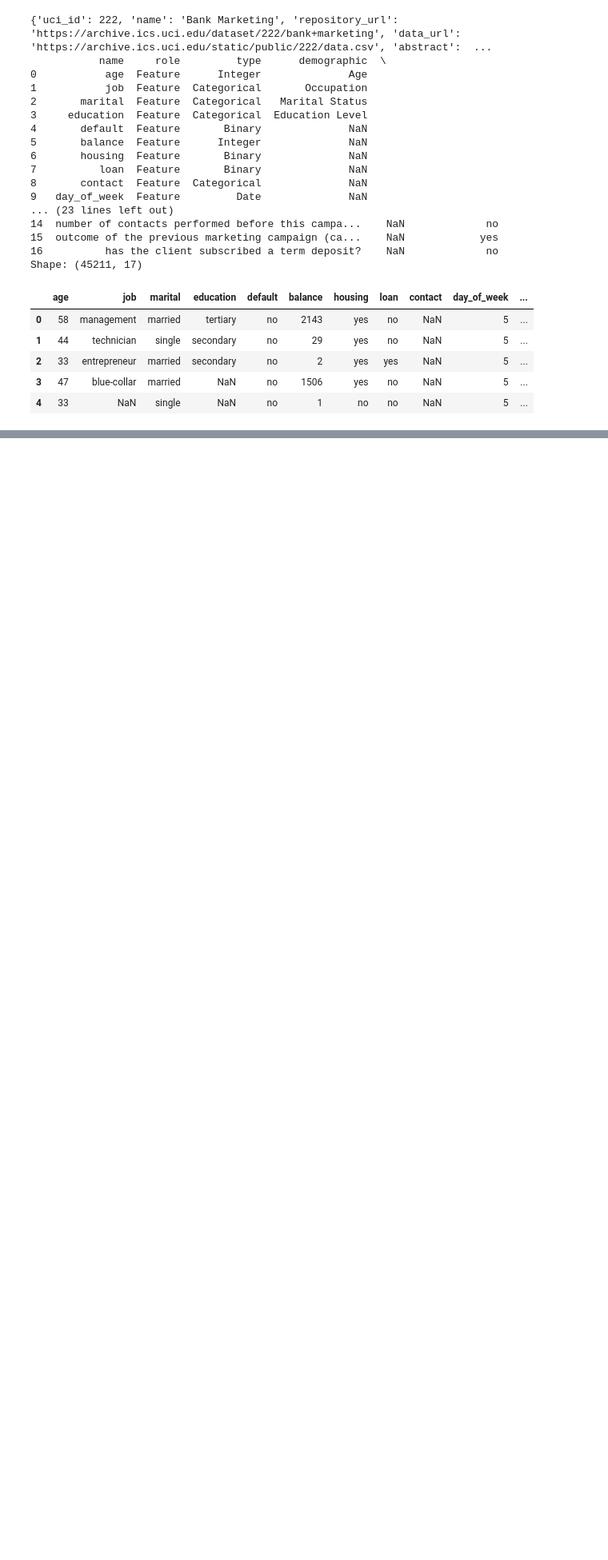
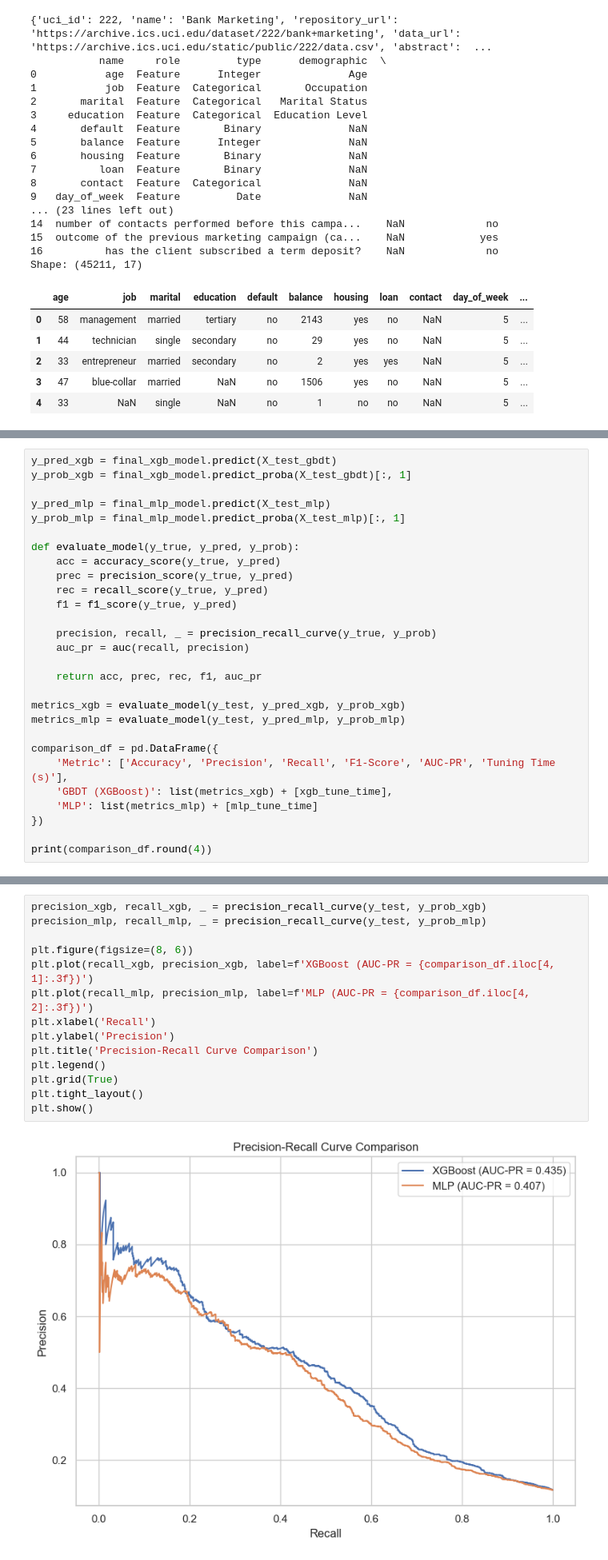
Before and after one commit to MagicineMaker/COMS4995-031-Assignment-2-From-Trees-to-Neural-Networks, a Jupyter notebook: assignment2.ipynb, the cells around one changed output, grey strips where cells are left out. Shown at 80% size. Saved outputs shown, nothing was run; the diff lists cells and outputs as text; blank space fills up the shorter version.

```diff
--- a/assignment2.ipynb
+++ b/assignment2.ipynb
@@ -78,0 +401,28 @@ Shape: (45211, 17)
+# %%
+y_pred_xgb = final_xgb_model.predict(X_test_gbdt)
+y_prob_xgb = final_xgb_model.predict_proba(X_test_gbdt)[:, 1]
+
+y_pred_mlp = final_mlp_model.predict(X_test_mlp)
+y_prob_mlp = final_mlp_model.predict_proba(X_test_mlp)[:, 1]
+
+def evaluate_model(y_true, y_pred, y_prob):
+    acc = accuracy_score(y_true, y_pred)
+    prec = precision_score(y_true, y_pred)
+    rec = recall_score(y_true, y_pred)
+    f1 = f1_score(y_true, y_pred)
+
+    precision, recall, _ = precision_recall_curve(y_true, y_prob)
+    auc_pr = auc(recall, precision)
+
+    return acc, prec, rec, f1, auc_pr
+
+metrics_xgb = evaluate_model(y_test, y_pred_xgb, y_prob_xgb)
+metrics_mlp = evaluate_model(y_test, y_pred_mlp, y_prob_mlp)
+
+comparison_df = pd.DataFrame({
+    'Metric': ['Accuracy', 'Precision', 'Recall', 'F1-Score', 'AUC-PR', 'Tuning Time (s)'],
+    'GBDT (XGBoost)': list(metrics_xgb) + [xgb_tune_time],
+    'MLP': list(metrics_mlp) + [mlp_tune_time]
+})
+
+print(comparison_df.round(4))
@@ -78,0 +437,16 @@ Shape: (45211, 17)
+# %%
+precision_xgb, recall_xgb, _ = precision_recall_curve(y_test, y_prob_xgb)
+precision_mlp, recall_mlp, _ = precision_recall_curve(y_test, y_prob_mlp)
+
+plt.figure(figsize=(8, 6))
+plt.plot(recall_xgb, precision_xgb, label=f'XGBoost (AUC-PR = {comparison_df.iloc[4, 1]:.3f})')
+plt.plot(recall_mlp, precision_mlp, label=f'MLP (AUC-PR = {comparison_df.iloc[4, 2]:.3f})')
+plt.xlabel('Recall')
+plt.ylabel('Precision')
+plt.title('Precision-Recall Curve Comparison')
+plt.legend()
+plt.grid(True)
+plt.tight_layout()
+plt.show()
+# %% [output]
+[figure, added]
```
Also changed, not shown: parts of 17 cells of this notebook, 1 other file.
